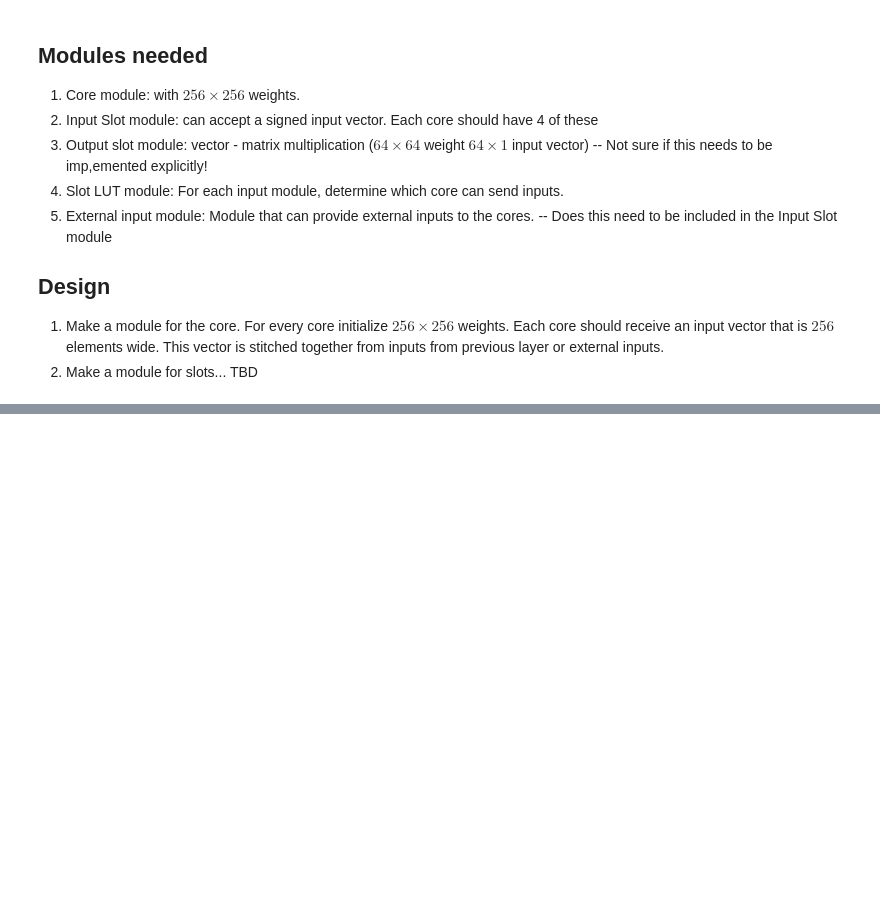
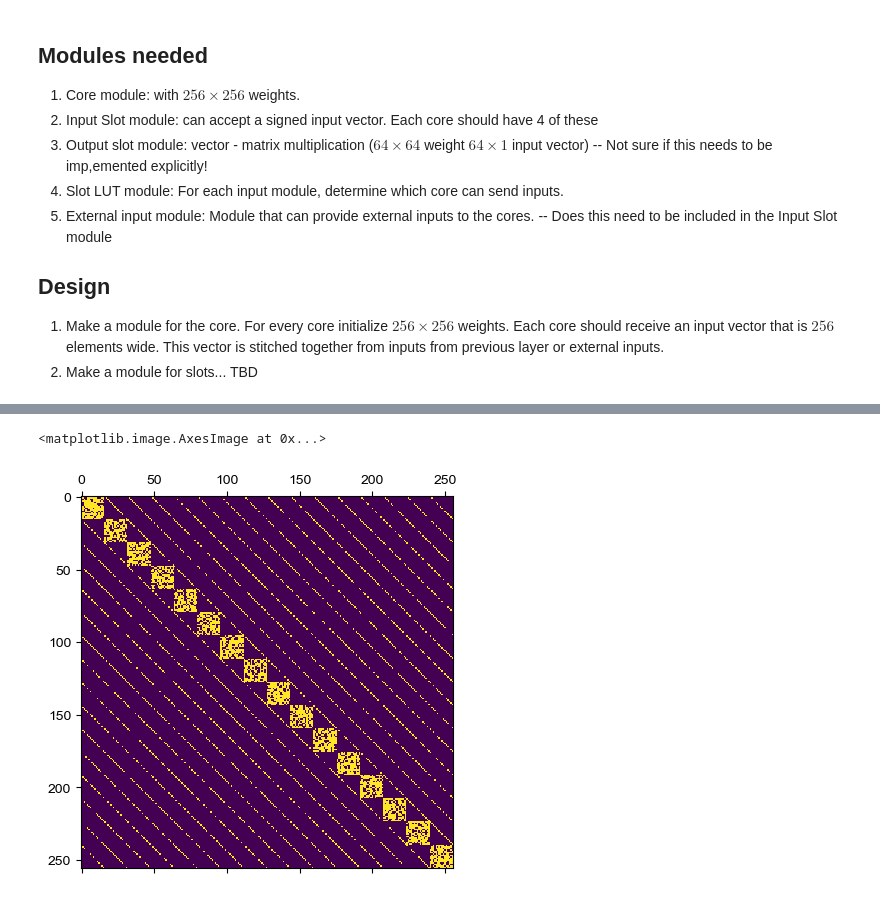
Before and after one commit to Integrated-Systems-Neuroengineering/scrramble, a Jupyter notebook: Notebooks/core_architecture_notebook.ipynb, the cells around one changed output, grey strips where cells are left out. Drawn from its saved outputs; the diff is of its cells as text; code cells hidden in the pictures; blank space fills up the shorter version.

Commit message:
Core architecture updated

```diff
--- a/Notebooks/core_architecture_notebook.ipynb
+++ b/Notebooks/core_architecture_notebook.ipynb
@@ -104,0 +74,28 @@ custom_binary_gradient.defvjp(custom_binary_gradient_fwd, custom_binary_gradient
+# %%
+## simplified connectivity matrix
+num_rows = 16
+num_cols = 16
+num_cores = num_rows * num_cols
+alpha = 0.7
+
+V = jnp.zeros((num_rows, num_cols, num_rows, num_cols))
+key = jax.random.key(0)
+
+## randomly connect all the cores on the same row, i.e. where i == p
+for i in range(num_rows):
+    key, split_key = jax.random.split(key)
+    random_conn = jax.random.uniform(split_key, (num_cols, num_cols)) < alpha
+    V = V.at[i, :, i, :].set(random_conn)
+
+## randomly connect all the cores on the same column, i.e. where j == q
+for i in range(num_cols):
+    key, split_key = jax.random.split(key)
+    random_conn = jax.random.uniform(split_key, (num_rows, num_rows)) < alpha
+    V = V.at[:, i, :, i].set(random_conn)
+
+
+# plot the matrix after reshaping
+plt.matshow(V.reshape(num_cores, num_cores))
+# %% [output]
+<matplotlib.image.AxesImage at 0x...>
+[figure, added]
```
Also changed, not shown: parts of 13 cells of this notebook, 1 other file.
